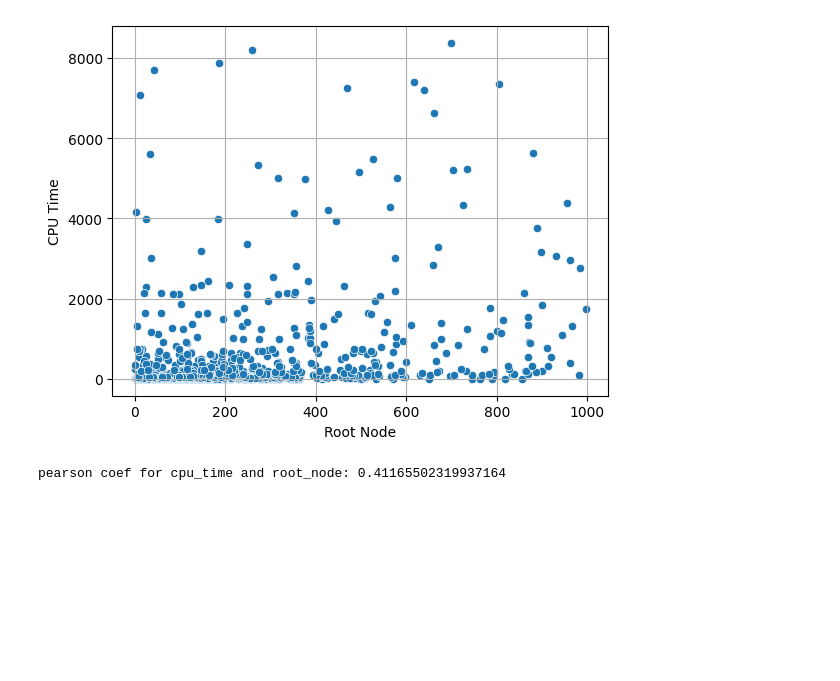
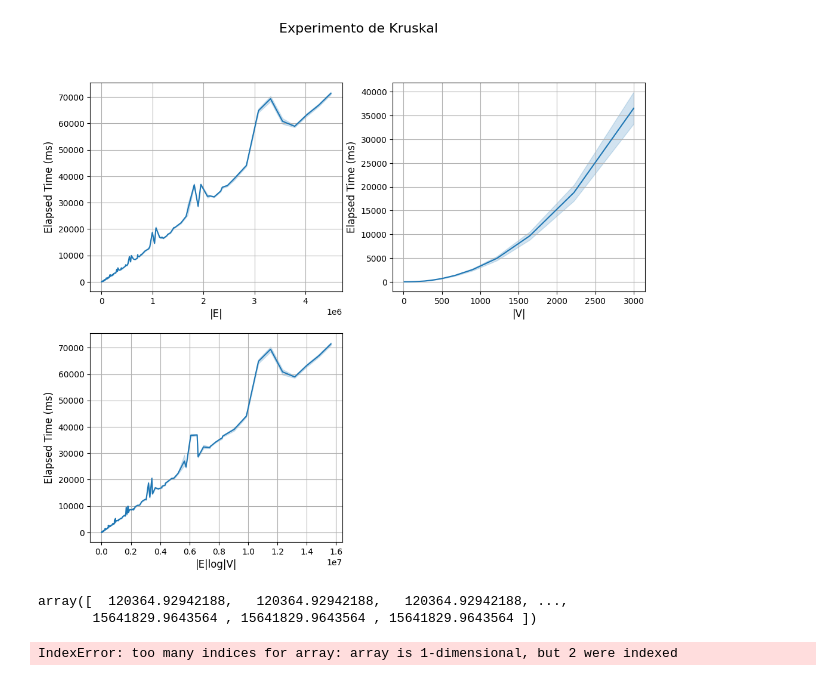
Before and after one commit to mtsz-thiago/GA026-Algorithms-I, a Jupyter notebook: experimentos.ipynb, the cells around one changed output. Saved outputs shown, nothing was run; the diff lists cells and outputs as text; code cells hidden in the pictures; blank space fills up the shorter version.

Commit message:
regressão linear dos dados kruskal

```diff
--- a/experimentos.ipynb
+++ b/experimentos.ipynb
@@ -51,10 +49,12 @@ def execute_experiments(graph: TGraph, measure_func: callable, num_experimets=10
 # %%
 graph_factory = WeightedGraphFactory(vertices, edges, 100, 0)
 # %%
+# kruskal_data = []
+# for g in tqdm(graph_factory):
+#     kruskal_data.extend(execute_experiments(g, measure_kruskal_performance))
 
-kruskal_data = []
-for g in tqdm(graph_factory):
-    kruskal_data.extend(execute_experiments(g, measure_kruskal_performance))
+# kruskal_df = pd.DataFrame.from_records(kruskal_data)
+# kruskal_df.to_csv('./outputs/kruskal.csv')
 
-kruskal_df = pd.DataFrame.from_records(kruskal_data)
-kruskal_df.set_index(['input_V', 'input_E'], inplace=True)
+kruskal_df = pd.read_csv('./outputs/kruskal.csv')
+kruskal_df.describe()
@@ -79,11 +70,0 @@ plt.show()
-# %%
-sns.scatterplot(data=kruskal_df, x='root_node', y='cpu_time')
-plt.xlabel('Root Node')
-plt.ylabel('CPU Time')
-plt.grid(True)
-plt.show()
-
-print(f"pearson coef for cpu_time and root_node: {kruskal_df['cpu_time'].corr(kruskal_df['root_node'])}")
-# %% [output]
-[figure, removed]
-pearson coef for cpu_time and root_node: 0.41165502319937164
@@ -89,0 +94,54 @@ pearson coef for cpu_time and root_node: 0.41165502319937164
+# %%
+plt.figure(figsize=(12, 10))  # Set the figure size
+
+plt.suptitle('Experimento de Kruskal', fontsize=16)  # Set the main title
+
+plt.subplot(221)
+sns.lineplot(data=kruskal_df, x='input_E', y='elapsed_time', markers=True, dashes=False)
+plt.ylabel('Elapsed Time (ms)', fontsize=12)
+plt.xlabel('|E|', fontsize=12)
+plt.grid(True)
+
+plt.subplot(222)
+sns.lineplot(data=kruskal_df, x='input_V', y='elapsed_time', markers=True, dashes=False)
+plt.ylabel('Elapsed Time (ms)', fontsize=12)
+plt.xlabel('|V|', fontsize=12)
+plt.grid(True)
+
+plt.subplot(223)
+sns.lineplot(x=X.get('Elog_V'), y=y, markers=True, dashes=False)
+plt.ylabel('Elapsed Time (ms)', fontsize=12)
+plt.xlabel('|E|log|V|', fontsize=12)
+plt.grid(True)
+
+# Show the grid lines for all subplots
+plt.grid(True)
+
+# Show the plot
+plt.show()
+# %% [output]
+[figure, added]
+# %%
+y_high
+# %% [output]
+array([  120364.92942188,   120364.92942188,   120364.92942188, ...,
+       15641829.9643564 , 15641829.9643564 , 15641829.9643564 ])
+# %%
+low_dim_experiments = 10*num_points_e*10
+x_high = x[low_dim_experiments:]
+y_high = y[low_dim_experiments:]
+
+# Create a linear regression model
+model = LinearRegression()
+# Fit the model to the data
+model.fit(x_high, y_high)
+
+# Get the coefficients and intercept
+coefficients = model.coef_
+intercept = model.intercept_
+R2 = model.score(x_high, y_high)
+
+print(f"T(|E|, |V|) = {coefficients[0]:.5f} x |E|log|V|")
+print(f"Coeficiente de deteriminação para os dados foi (R²) = {R2:.5f}")
+# %% [output]
+IndexError: too many indices for array: array is 1-dimensional, but 2 were indexed
```
Also changed, not shown: parts of 8 cells of this notebook, 1 other file.
